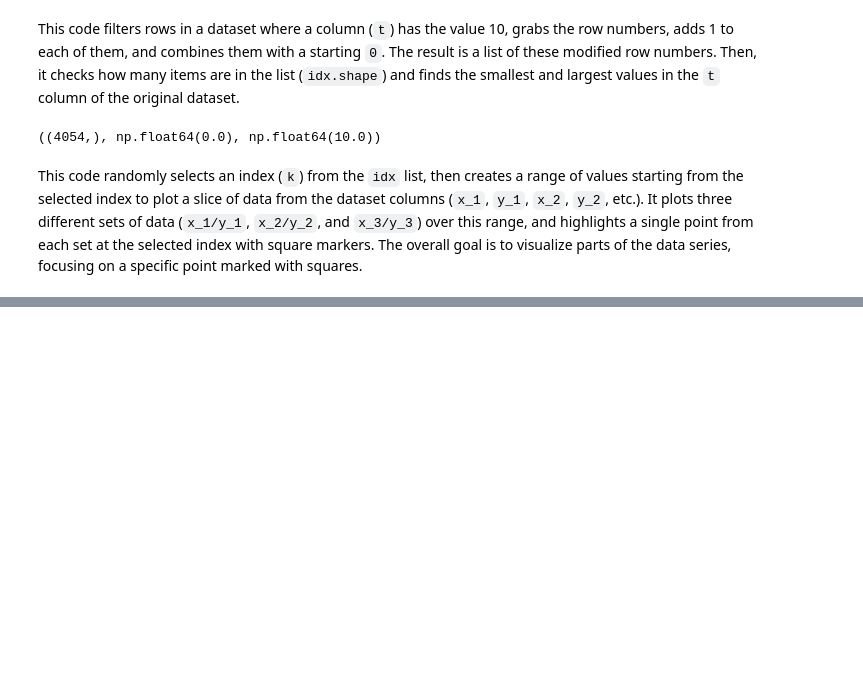
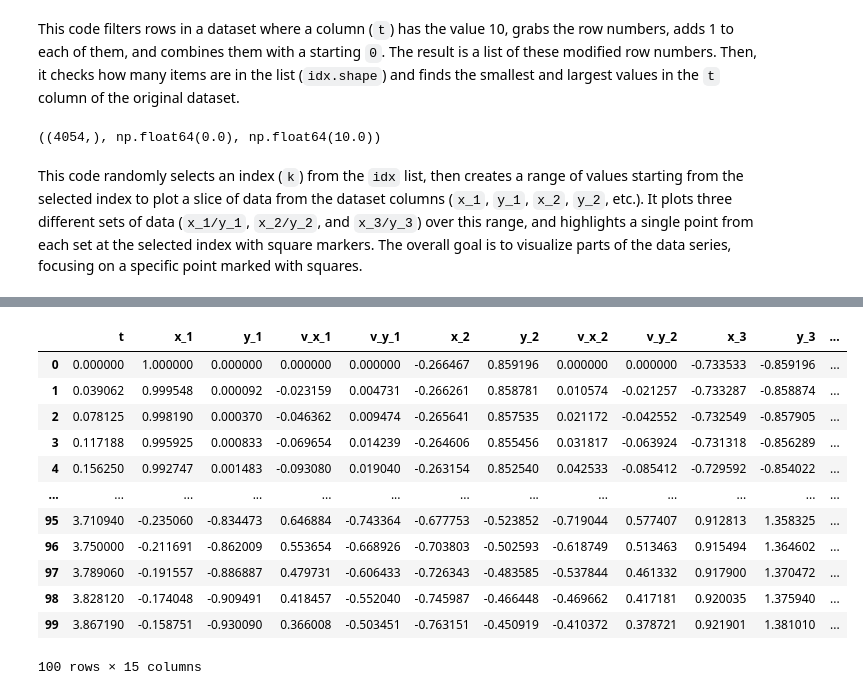
Before and after one commit to filipecolladavid/ThreeBodyProblemML, a Jupyter notebook: duarte/data_analysis.ipynb, the cells around one changed output, grey strips where cells are left out. Cells and saved outputs as stored; diff of their text form; code cells hidden in the pictures; blank space fills up the shorter version.

```diff
--- a/duarte/data_analysis.ipynb
+++ b/duarte/data_analysis.ipynb
@@ -91,0 +108,18 @@ plt.plot(trainSet.x_3[pltsquare], trainSet.y_3[pltsquare], 's')
+# %%
+#trajectory id column
+trainSet['trajectory_id'] = trainSet['Id'] // 257
+trainSet.head(100)
+# %% [output]
+|  | t | x_1 | y_1 | v_x_1 | v_y_1 | x_2 | y_2 | v_x_2 | v_y_2 | x_3 | y_3 | ... |
+| 0 | 0.000000 | 1.000000 | 0.000000 | 0.000000 | 0.000000 | -0.266467 | 0.859196 | 0.000000 | 0.000000 | -0.733533 | -0.859196 | ... |
+| 1 | 0.039062 | 0.999548 | 0.000092 | -0.023159 | 0.004731 | -0.266261 | 0.858781 | 0.010574 | -0.021257 | -0.733287 | -0.858874 | ... |
+| 2 | 0.078125 | 0.998190 | 0.000370 | -0.046362 | 0.009474 | -0.265641 | 0.857535 | 0.021172 | -0.042552 | -0.732549 | -0.857905 | ... |
+| 3 | 0.117188 | 0.995925 | 0.000833 | -0.069654 | 0.014239 | -0.264606 | 0.855456 | 0.031817 | -0.063924 | -0.731318 | -0.856289 | ... |
+| 4 | 0.156250 | 0.992747 | 0.001483 | -0.093080 | 0.019040 | -0.263154 | 0.852540 | 0.042533 | -0.085412 | -0.729592 | -0.854022 | ... |
+| ... | ... | ... | ... | ... | ... | ... | ... | ... | ... | ... | ... | ... |
+| 95 | 3.710940 | -0.235060 | -0.834473 | 0.646884 | -0.743364 | -0.677753 | -0.523852 | -0.719044 | 0.577407 | 0.912813 | 1.358325 | ... |
+| 96 | 3.750000 | -0.211691 | -0.862009 | 0.553654 | -0.668926 | -0.703803 | -0.502593 | -0.618749 | 0.513463 | 0.915494 | 1.364602 | ... |
+| 97 | 3.789060 | -0.191557 | -0.886887 | 0.479731 | -0.606433 | -0.726343 | -0.483585 | -0.537844 | 0.461332 | 0.917900 | 1.370472 | ... |
+| 98 | 3.828120 | -0.174048 | -0.909491 | 0.418457 | -0.552040 | -0.745987 | -0.466448 | -0.469662 | 0.417181 | 0.920035 | 1.375940 | ... |
+| 99 | 3.867190 | -0.158751 | -0.930090 | 0.366008 | -0.503451 | -0.763151 | -0.450919 | -0.410372 | 0.378721 | 0.921901 | 1.381010 | ... |
+100 rows × 15 columns
```
Also changed, not shown: parts of 14 cells of this notebook, 1 other file.
